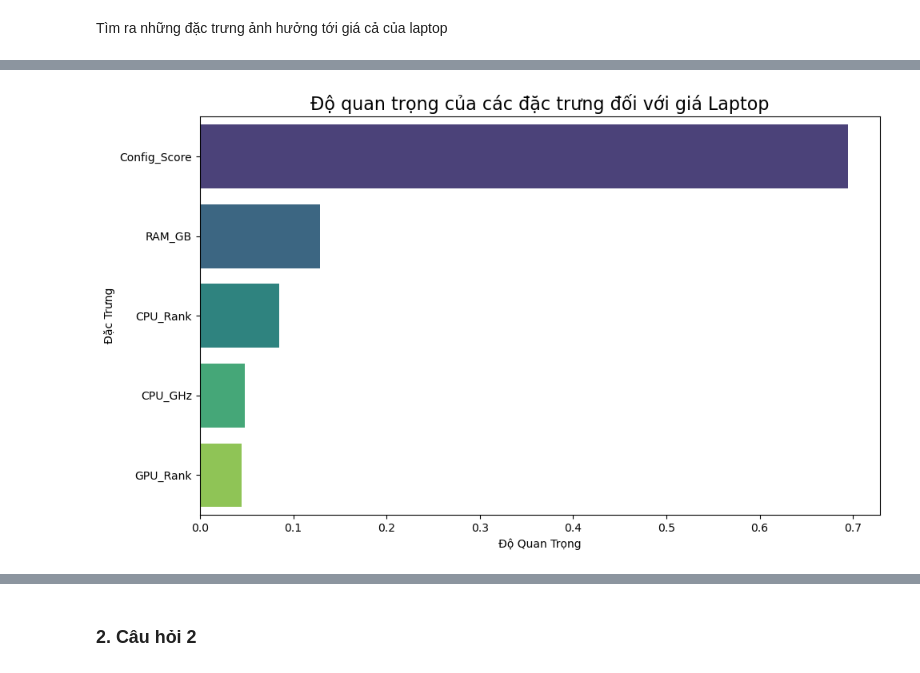
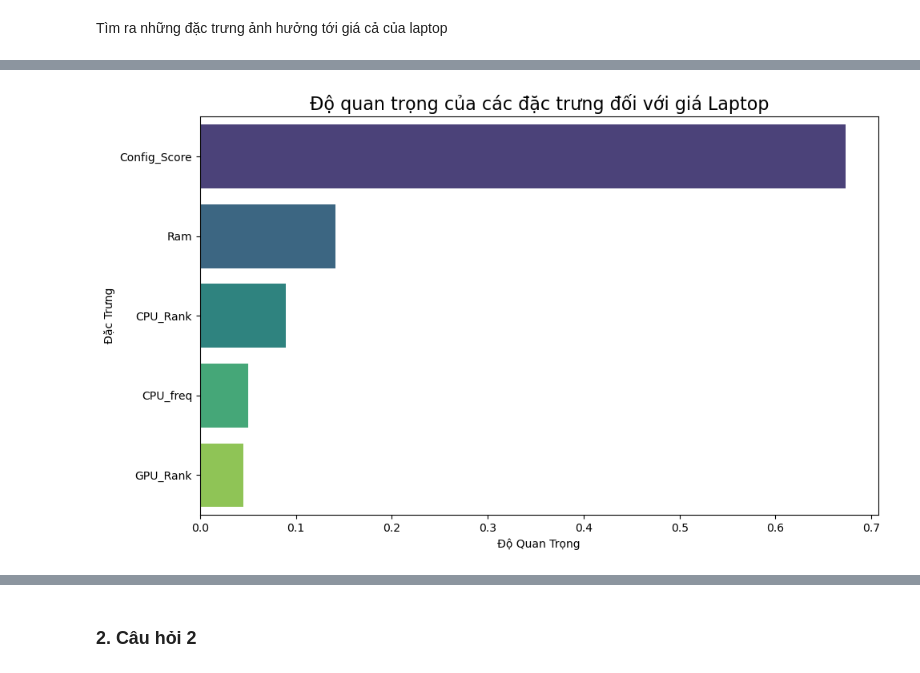
Before and after one commit to nguyennn263/final-lab-programming4DS, a Jupyter notebook: TienQuoc_Q1.ipynb, the cells around one changed output, grey strips where cells are left out. Cells and saved outputs as stored; diff of their text form; code cells hidden in the pictures.

```diff
--- a/TienQuoc_Q1.ipynb
+++ b/TienQuoc_Q1.ipynb
@@ -142,0 +91,5 @@ df['GPU_Type'] = df['Gpu'].apply(extract_gpu_type)
+# %%
+# In ra các hãng GPU có trong dữ liệu
+df['GPU_company'] = df['GPU_company'].str.lower()
+gpu = df['GPU_company'].unique()
+gpu
@@ -191,0 +301,5 @@ df.head()
+# %%
+# In ra các loại CPU có trong dữ liệu
+df['CPU_model'] = df['CPU_model'].str.lower()
+cpu = df['CPU_model'].unique()
+cpu
@@ -315,7 +449,7 @@ Các Nhóm Phân Loại CPU và Điểm Số Đề Xuất:
 def cpu_rank(cpu_type):
     cpu_type_lower = cpu_type.lower()
 
-    if 'intel core i9' in cpu_type_lower:
+    if 'intel xeon' in cpu_type_lower:
         return 4
     elif 'intel core i7' in cpu_type_lower:
         return 3
@@ -323,31 +457,31 @@ def cpu_rank(cpu_type):
         return 2
     elif 'intel core i3' in cpu_type_lower:
         return 1
-    elif 'intel xeon' in cpu_type_lower:
-        return 4
+    elif 'intel core m' in cpu_type_lower:
+        return 1
     elif 'intel pentium' in cpu_type_lower:
         return 0.6
+    elif 'intel atom' in cpu_type_lower:
+        return 0.5
     elif 'intel celeron' in cpu_type_lower:
         return 0.3
-    elif 'intel atom' in cpu_type_lower:
-        return 0.5
-    elif 'intel core m' in cpu_type_lower:
-        return 1
+
     elif 'amd ryzen' in cpu_type_lower:
         return 3
+    elif 'amd firepro' in cpu_type_lower:
+        return 2
     elif 'amd a-series' in cpu_type_lower:
         return 1
     elif 'amd e-series' in cpu_type_lower:
         return 1
     elif 'amd fx-series' in cpu_type_lower:
         return 1
-    elif 'amd firepro' in cpu_type_lower:
-        return 2
+
     elif 'samsung cortex' in cpu_type_lower:
         return 0.5
     else:
         return 1  # Default
 
-df['CPU_Rank'] = df['Cpu'].apply(cpu_rank)
+df['CPU_Rank'] = df['CPU_Type'].apply(cpu_rank)
 df.head()
 # %% [output]
@@ -360,6 +515,6 @@ df.head()
 # %%
 # Tính điểm cấu hình tổng thể
-df['Config_Score'] = df['CPU_Rank'] * df['CPU_GHz'] + df['RAM_GB'] + df['GPU_Rank']
+df['Config_Score'] = df['CPU_Rank'] * df['CPU_freq'] + df['Ram'] + df['GPU_Rank']
 
 # Tính chỉ số "Giá trị cấu hình" = Config_Score / Price_euros
 df['Value_Score'] = df['Config_Score'] / df['Price_euros']
@@ -410,39 +565,39 @@ plt.show()
 from sklearn.ensemble import RandomForestRegressor
 
 # Feature Importance
-features = ['CPU_Rank', 'CPU_GHz', 'RAM_GB', 'GPU_Rank', 'Config_Score']
+features = ['CPU_Rank', 'CPU_freq', 'Ram', 'GPU_Rank', 'Config_Score']
 X = df[features]
 y = df['Price_euros']
 
 # Khởi tạo và huấn luyện mô hình
 model = RandomForestRegressor(random_state=42)
 model.fit(X, y)
 importances = model.feature_importances_
 
 # Tạo DataFrame cho feature importances để dễ dàng vẽ
 feature_importances = pd.DataFrame({
     'Feature': features,
     'Importance': importances
 }).sort_values(by='Importance', ascending=False)
 
 # Vẽ biểu đồ độ quan trọng của các đặc trưng
 plt.figure(figsize=(10, 6))
 sns.barplot(
     x='Importance',
     y='Feature',
     data=feature_importances,
     hue='Feature',
     palette='viridis',
     dodge=False
 )
 plt.title('Độ quan trọng của các đặc trưng đối với giá Laptop', fontsize=16)
 plt.xlabel('Độ Quan Trọng')
 plt.ylabel('Đặc Trưng')
 plt.legend([], [], frameon=False)  # Ẩn legend
 plt.tight_layout()
 plt.show()
 # %% [output]
-[figure, old version]
+[figure, new version]
 # %%
 # 1. Biểu đồ Scatter: Config_Score vs Price_euros cho từng thương hiệu
 plt.figure(figsize=(12, 8))
```
Also changed, not shown: parts of 23 cells of this notebook, 1 other file.
